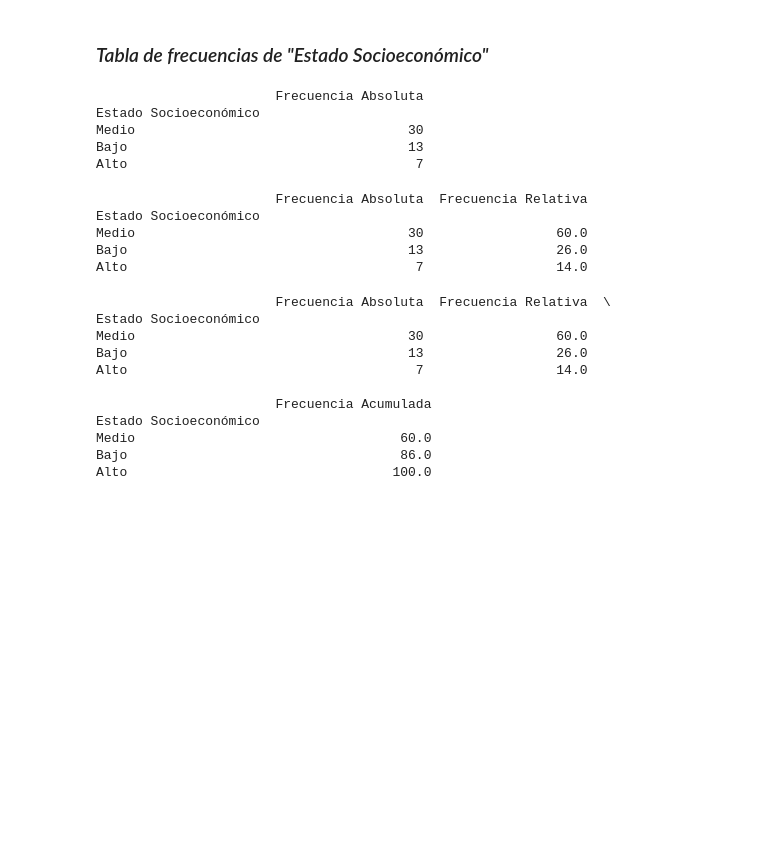
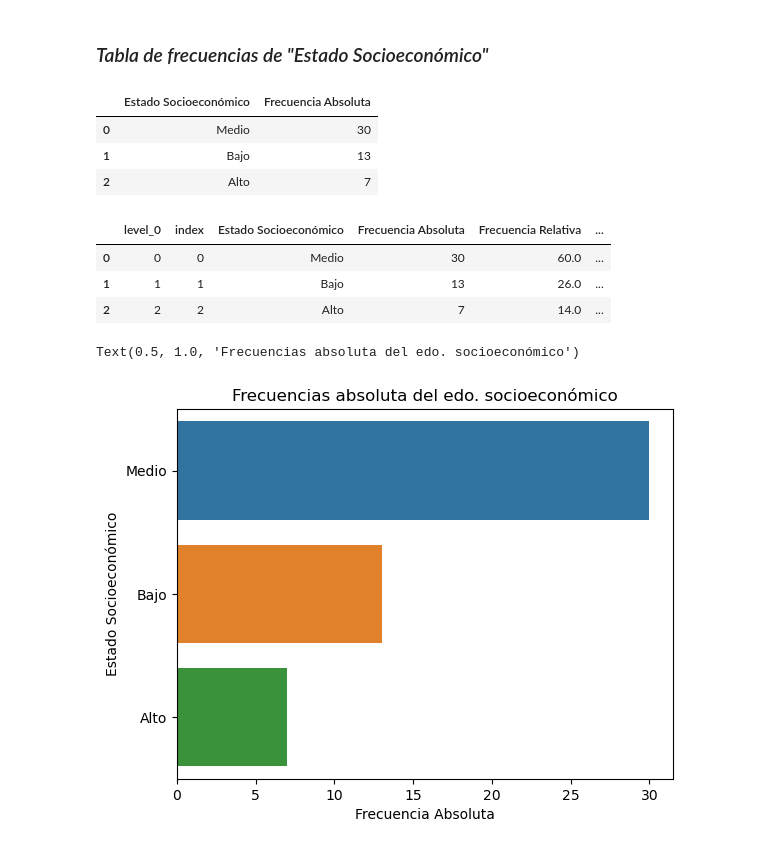
Before and after one commit to fcisnerosr/estadistica_descriptiva, a Jupyter notebook: procesamiento.ipynb, the cells around one changed output. Drawn from its saved outputs; the diff is of its cells as text; code cells hidden in the pictures; blank space fills up the shorter version.

Commit message:
feat: barplot con sns en el edo. socioeconomico

```diff
--- a/procesamiento.ipynb
+++ b/procesamiento.ipynb
@@ -66,38 +61,34 @@ frec_edo_soc = (
     df['Estado Socioeconómico'].value_counts()
     .to_frame('Frecuencia Absoluta')
 )
-print(frec_edo_soc)
+frec_edo_soc = frec_edo_soc.reset_index()
+display(frec_edo_soc)
 # %% [output]
-                       Frecuencia Absoluta
-Estado Socioeconómico
-Medio                                   30
-Bajo                                    13
-Alto                                     7
+|  | Estado Socioeconómico | Frecuencia Absoluta |
+| 0 | Medio | 30 |
+| 1 | Bajo | 13 |
+| 2 | Alto | 7 |
 # %%
 frec_edo_soc['Frecuencia Relativa'] = (
     (frec_edo_soc['Frecuencia Absoluta'] / frec_edo_soc['Frecuencia Absoluta'].sum()) * 100
 )
-print(frec_edo_soc)
-# %% [output]
-                       Frecuencia Absoluta  Frecuencia Relativa
-Estado Socioeconómico
-Medio                                   30                 60.0
-Bajo                                    13                 26.0
-Alto                                     7                 14.0
 # %%
 frec_edo_soc['Frecuencia Acumulada'] = (
-    frec_edo_soc['Frecuencia Relativa'].cumsum()
+    frec_edo_soc['Frecuencia Absoluta'].cumsum()
 )
-print(frec_edo_soc)
+
+frec_edo_soc = frec_edo_soc.reset_index()
+
+display(frec_edo_soc)   # o deja frec_edo_soc como última línea de la celda
 # %% [output]
-                       Frecuencia Absoluta  Frecuencia Relativa  \
-Estado Socioeconómico
-Medio                                   30                 60.0
-Bajo                                    13                 26.0
-Alto                                     7                 14.0
-
-                       Frecuencia Acumulada
-Estado Socioeconómico
-Medio                                  60.0
-Bajo                                   86.0
-Alto                                  100.0
+|  | level_0 | index | Estado Socioeconómico | Frecuencia Absoluta | Frecuencia Relativa | ... |
+| 0 | 0 | 0 | Medio | 30 | 60.0 | ... |
+| 1 | 1 | 1 | Bajo | 13 | 26.0 | ... |
+| 2 | 2 | 2 | Alto | 7 | 14.0 | ... |
+# %%
+sns.barplot(data=frec_edo_soc, x='Frecuencia Absoluta', y='Estado Socioeconómico')
+# plt.pie(data=frec_edo_soc, x='Frecuencia Absoluta')
+plt.title('Frecuencias absoluta del edo. socioeconómico')
+# %% [output]
+Text(0.5, 1.0, 'Frecuencias absoluta del edo. socioeconómico')
+[figure, added]
```
Also changed, not shown: parts of 5 cells of this notebook.
